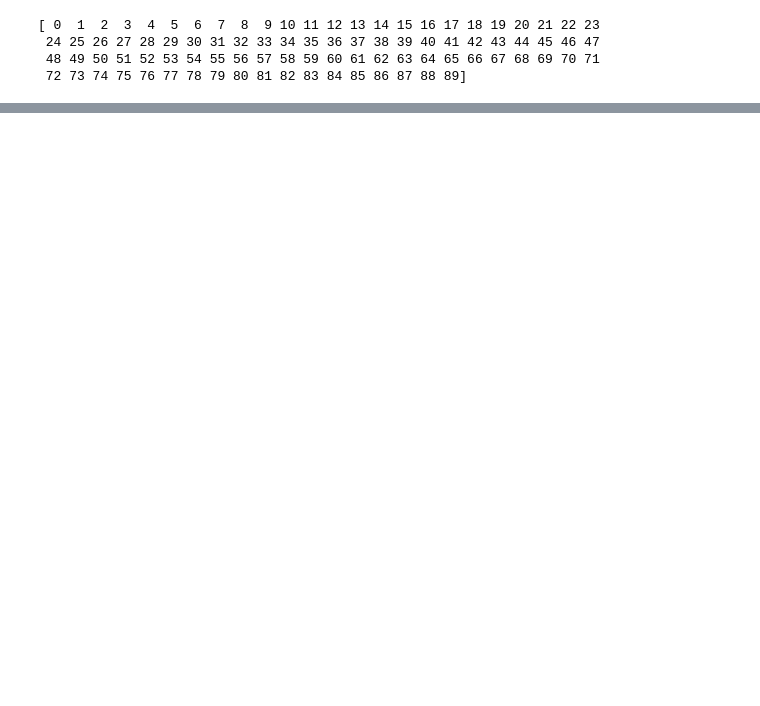
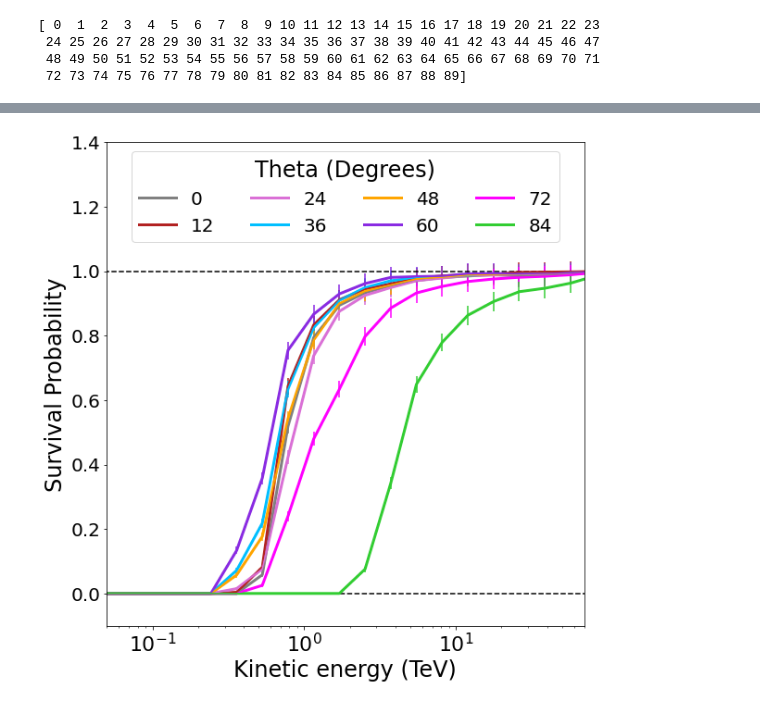
Before and after one commit to LeslieRogers/MuonPredictions, a Jupyter notebook: MCeQ_output_comparison_plots.ipynb, the cells around one changed output, grey strips where cells are left out. Saved outputs shown, nothing was run; the diff lists cells and outputs as text; code cells hidden in the pictures; blank space fills up the shorter version.

```diff
--- a/MCeQ_output_comparison_plots.ipynb
+++ b/MCeQ_output_comparison_plots.ipynb
@@ -206,0 +285,82 @@ plt.show()
+# %%
+
+plt.figure(figsize=(8,8))
+
+#bring in the intorpolation funcs
+with open('/Users/rogerslc/PROPOSAL/PROPOSAL/Proposal_Muons_interpolator_ALL.pkl', 'rb') as f:
+    PercentMuons = pickle.load(f) #use as PercentMuons(energy,theta)
+
+clr=0
+nrgs=np.geomspace(np.min(energies)*10**-3,4e5,40)
+#nrgs=energies*10**-3
+
+
+# The lines below are for plotting with matplotlib
+#for theta in k:
+for theta in range(0,90,12):
+    flxs=[]
+    err=[]
+    for NG in  nrgs:
+        flxs.append(PercentMuons(NG,theta)[0])
+        err.append((PercentMuons(NG,theta)[0]*NumToRun)**.5/1000)
+    plt.plot(nrgs*10**-3,flxs,linewidth=3,color=CLRS[clr], label=str(theta))
+    plt.errorbar(nrgs*10**-3,flxs,yerr=err,xerr=None,color=CLRS[clr])
+    clr+=1
+
+plt.hlines(0,10**-2,10**2,color='k',linestyle='--')
+plt.hlines(1,10**-2,10**2,color='k',linestyle='--')
+
+plt.xscale('log')
+plt.xticks(fontsize=22)
+plt.yticks(fontsize=20)
+plt.tight_layout()
+plt.xlim(.05, 7e1)
+plt.xlabel('Kinetic energy (TeV)',fontsize=24)
+#plt.ylim(-4e-3, 4e-3)
+plt.ylim(-.1, 1.4)
+
+plt.ylabel(r'Survival Probability',fontsize=24)
+plt.legend(fontsize=20,title='Theta (Degrees)',title_fontsize=24,ncol=4,loc='upper center')
+#plt.savefig("/Users/rogerslc/Documents/MuFluxPred/FluxesForSomeDeg.png",dpi=250,bbox_inches='tight')
+plt.show()
+
+
+plt.figure(figsize=(8,8))
+
+#bring in the intorpolation funcs
+with open('/Users/rogerslc/PROPOSAL/PROPOSAL/Proposal_Muons_interpolator_ALL_Phi.pkl', 'rb') as f:
+    PercentMuons = pickle.load(f) #use as PercentMuons(energy,theta)
+
+clr=0
+nrgs=np.geomspace(np.min(energies)*10**-3,4e5,40)
+#nrgs=energies*10**-3
+
+
+# The lines below are for plotting with matplotlib
+for phi in range(-175,180,45):
+    flxs=[]
+    err=[]
+    for NG in  nrgs:
+        flxs.append(PercentMuons(NG,phi)[0])
+        err.append((PercentMuons(NG,phi)[0]*NumToRun)**.5/1000)
+    plt.plot(nrgs*10**-3,flxs,linewidth=3,color=CLRS[clr], label=str(phi))
+    plt.errorbar(nrgs*10**-3,flxs,yerr=err,xerr=None,color=CLRS[clr])
+    clr+=1
+
+plt.hlines(0,10**-2,10**2,color='k',linestyle='--')
+plt.hlines(1,10**-2,10**2,color='k',linestyle='--')
+plt.xscale('log')
+plt.xticks(fontsize=22)
+plt.yticks(fontsize=20)
+plt.tight_layout()
+plt.xlim(.05, 7e1)
+plt.xlabel('Kinetic energy (TeV)',fontsize=24)
+#plt.ylim(-4e-3, 4e-3)
+plt.ylim(-.1, 1.4)
+
+plt.ylabel(r'Survival Probability',fontsize=24)
+plt.legend(fontsize=20,title='Phi (Degrees)',title_fontsize=24,ncol=4,loc='upper center')
+#plt.savefig("/Users/rogerslc/Documents/MuFluxPred/FluxesForSomeDeg.png",dpi=250,bbox_inches='tight')
+plt.show()
+# %% [output]
+[figure, added]
```
Also changed, not shown: parts of 16 cells of this notebook.
